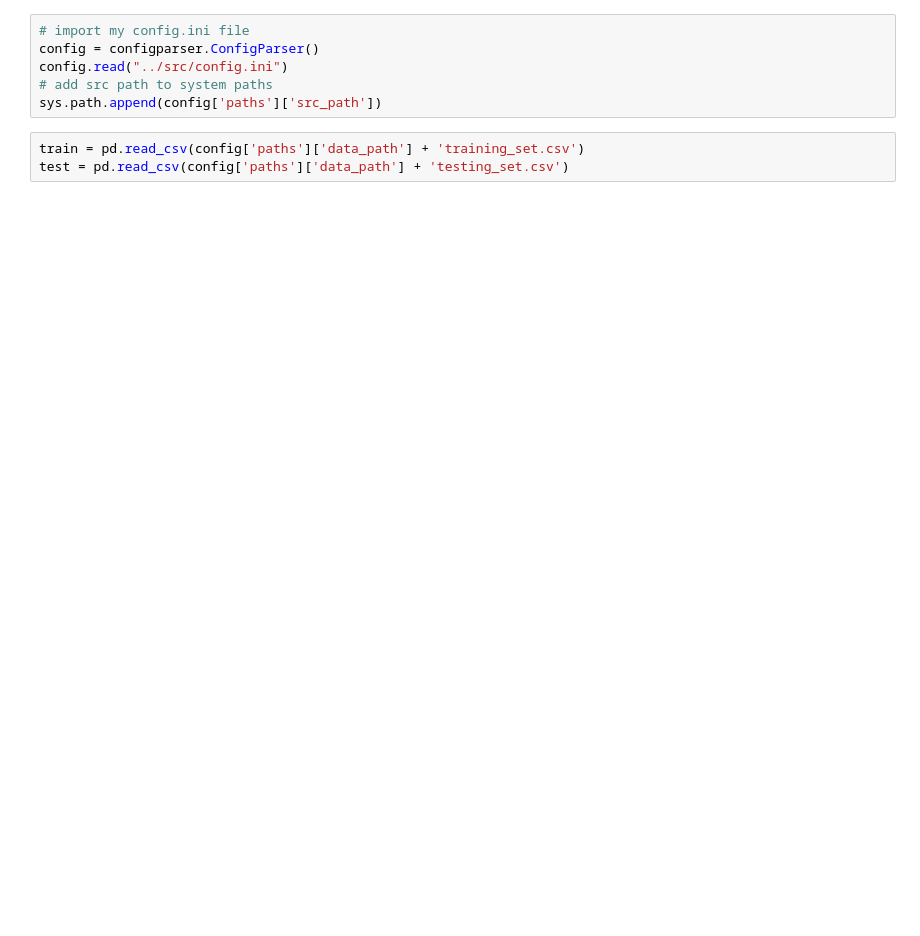
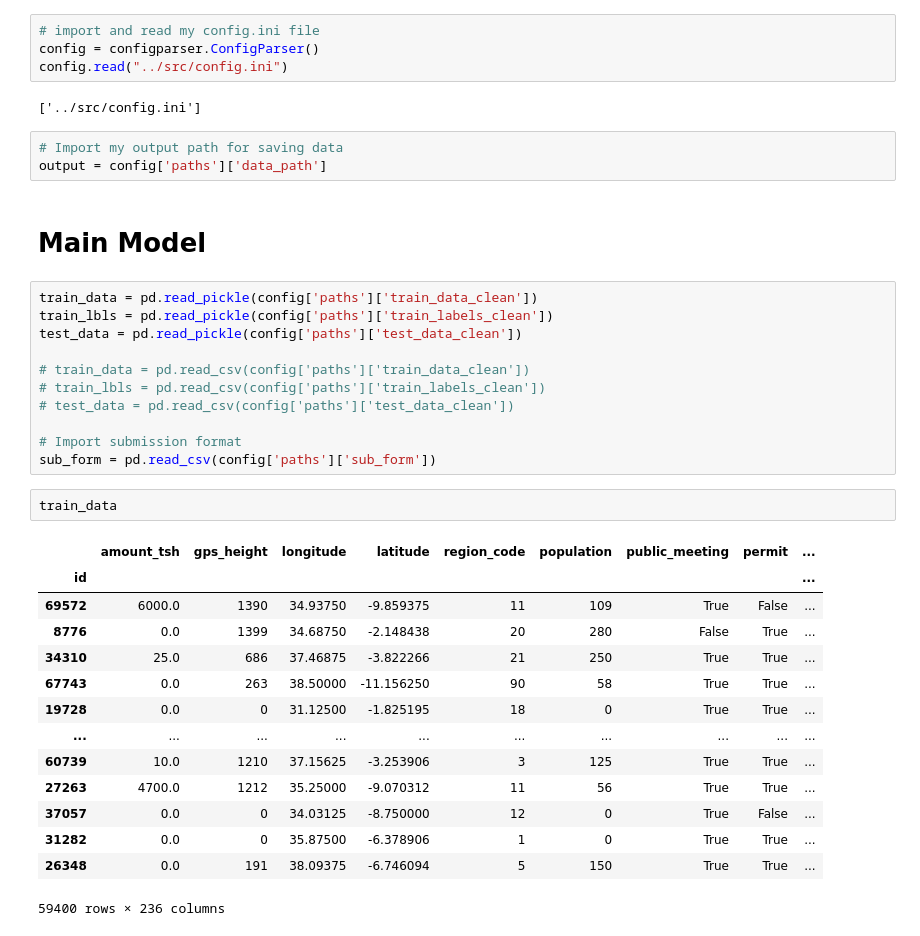
Before and after one commit to cmluna2913/WaterWell, a Jupyter notebook: Notebooks/modeling.ipynb, the cells around one changed output. Saved outputs shown, nothing was run; the diff lists cells and outputs as text; blank space fills up the shorter version.

Commit message:
Saving Progress

```diff
--- a/Notebooks/modeling.ipynb
+++ b/Notebooks/modeling.ipynb
@@ -23,9 +20,39 @@ from sklearn.ensemble import ExtraTreesClassifier
 # %%
-# import my config.ini file
+# import and read my config.ini file
 config = configparser.ConfigParser()
 config.read("../src/config.ini")
-# add src path to system paths
-sys.path.append(config['paths']['src_path'])
+# %% [output]
+['../src/config.ini']
-# %%
-train = pd.read_csv(config['paths']['data_path'] + 'training_set.csv')
-test = pd.read_csv(config['paths']['data_path'] + 'testing_set.csv')
+# %%
+# Import my output path for saving data
+output = config['paths']['data_path']
+# %% [markdown]
+# Main Model
+# %%
+train_data = pd.read_pickle(config['paths']['train_data_clean'])
+train_lbls = pd.read_pickle(config['paths']['train_labels_clean'])
+test_data = pd.read_pickle(config['paths']['test_data_clean'])
+
+# train_data = pd.read_csv(config['paths']['train_data_clean'])
+# train_lbls = pd.read_csv(config['paths']['train_labels_clean'])
+# test_data = pd.read_csv(config['paths']['test_data_clean'])
+
+# Import submission format
+sub_form = pd.read_csv(config['paths']['sub_form'])
+# %%
+train_data
+# %% [output]
+|  | amount_tsh | gps_height | longitude | latitude | region_code | population | public_meeting | permit | ... |
+| id |  |  |  |  |  |  |  |  | ... |
+| 69572 | 6000.0 | 1390 | 34.93750 | -9.859375 | 11 | 109 | True | False | ... |
+| 8776 | 0.0 | 1399 | 34.68750 | -2.148438 | 20 | 280 | False | True | ... |
+| 34310 | 25.0 | 686 | 37.46875 | -3.822266 | 21 | 250 | True | True | ... |
+| 67743 | 0.0 | 263 | 38.50000 | -11.156250 | 90 | 58 | True | True | ... |
+| 19728 | 0.0 | 0 | 31.12500 | -1.825195 | 18 | 0 | True | True | ... |
+| ... | ... | ... | ... | ... | ... | ... | ... | ... | ... |
+| 60739 | 10.0 | 1210 | 37.15625 | -3.253906 | 3 | 125 | True | True | ... |
+| 27263 | 4700.0 | 1212 | 35.25000 | -9.070312 | 11 | 56 | True | True | ... |
+| 37057 | 0.0 | 0 | 34.03125 | -8.750000 | 12 | 0 | True | False | ... |
+| 31282 | 0.0 | 0 | 35.87500 | -6.378906 | 1 | 0 | True | True | ... |
+| 26348 | 0.0 | 191 | 38.09375 | -6.746094 | 5 | 150 | True | True | ... |
+59400 rows × 236 columns
```
Also changed, not shown: parts of 8 cells of this notebook, 2 other files.
